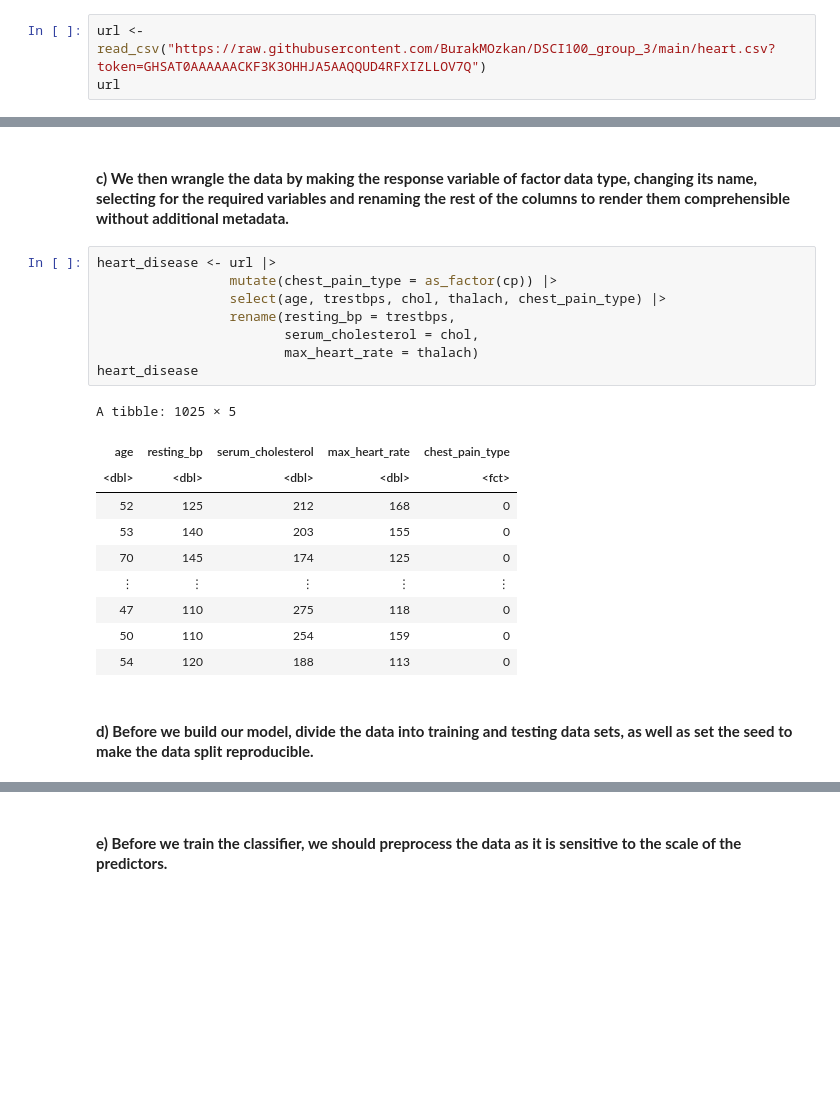
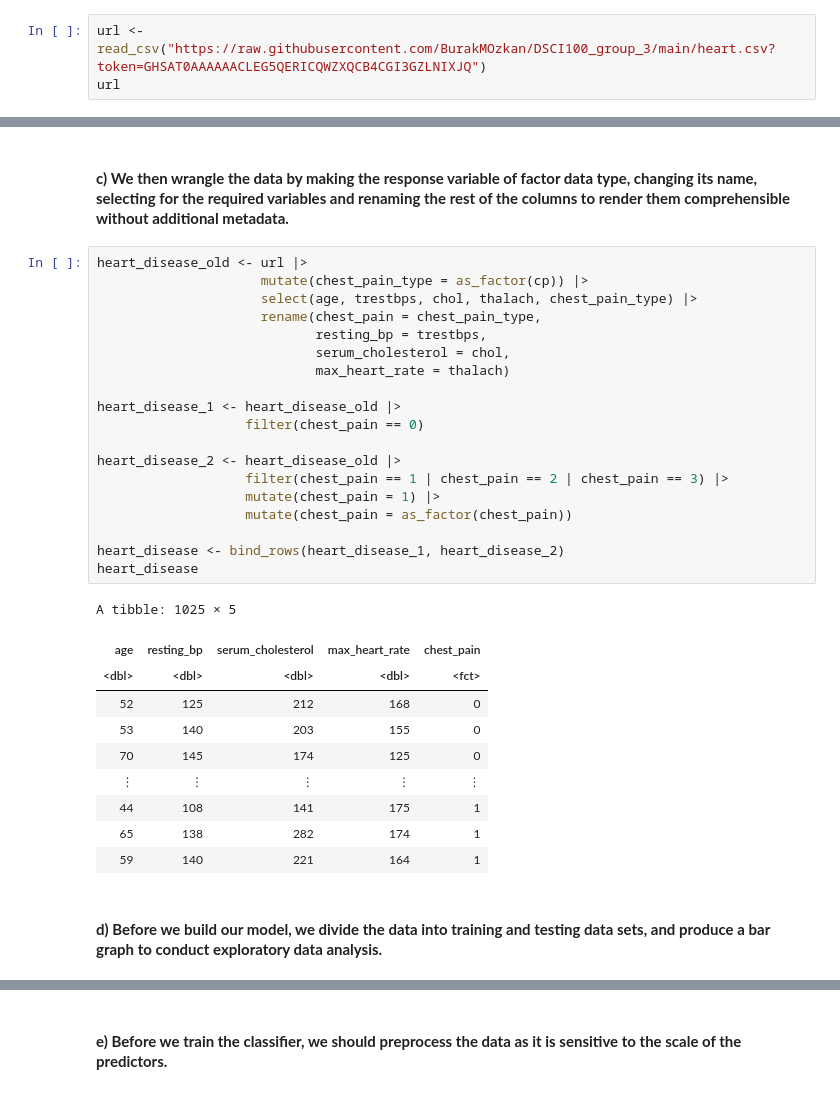
Before and after one commit to BurakMOzkan/DSCI100_group_3, a Jupyter notebook: FINAL_REPORT.ipynb, the cells around one changed output, grey strips where cells are left out. Saved outputs shown, nothing was run; the diff lists cells and outputs as text; blank space fills up the shorter version.

```diff
--- a/FINAL_REPORT.ipynb
+++ b/FINAL_REPORT.ipynb
@@ -63,7 +51,7 @@ set.seed(1)
 # %% [markdown]
 #### **b) Secondly, we import the data from the heart.csv file that we have uploaded to our GitHub server by looking at the raw data and inputting the link into the read_csv function which yields the data.**
 # %%
-url <- read_csv("https://raw.githubusercontent.com/BurakMOzkan/DSCI100_group_3/main/heart.csv?token=GHSAT0AAAAAACKF3K3OHHJA5AAQQUD4RFXIZLLOV7Q")
+url <- read_csv("https://raw.githubusercontent.com/BurakMOzkan/DSCI100_group_3/main/heart.csv?token=GHSAT0AAAAAACLEG5QERICQWZXQCB4CGI3GZLNIXJQ")
 url
 # %% [output]
 Rows: 1025 Columns: 14
@@ -86,24 +74,35 @@ A spec_tbl_df: 1025 × 14
 # %% [markdown]
 #### **c) We then wrangle the data by making the response variable of factor data type, changing its name, selecting for the required variables and renaming the rest of the columns to render them comprehensible without additional metadata.**
 # %%
-heart_disease <- url |>
-                 mutate(chest_pain_type = as_factor(cp)) |>
-                 select(age, trestbps, chol, thalach, chest_pain_type) |>
-                 rename(resting_bp = trestbps,
-                        serum_cholesterol = chol,
-                        max_heart_rate = thalach)
+heart_disease_old <- url |>
+                     mutate(chest_pain_type = as_factor(cp)) |>
+                     select(age, trestbps, chol, thalach, chest_pain_type) |>
+                     rename(chest_pain = chest_pain_type,
+                            resting_bp = trestbps,
+                            serum_cholesterol = chol,
+                            max_heart_rate = thalach)
+
+heart_disease_1 <- heart_disease_old |>
+                   filter(chest_pain == 0)
+
+heart_disease_2 <- heart_disease_old |>
+                   filter(chest_pain == 1 | chest_pain == 2 | chest_pain == 3) |>
+                   mutate(chest_pain = 1) |>
+                   mutate(chest_pain = as_factor(chest_pain))
+
+heart_disease <- bind_rows(heart_disease_1, heart_disease_2)
 heart_disease
 # %% [output]
 A tibble: 1025 × 5
-| age | resting_bp | serum_cholesterol | max_heart_rate | chest_pain_type |
+| age | resting_bp | serum_cholesterol | max_heart_rate | chest_pain |
 | <dbl> | <dbl> | <dbl> | <dbl> | <fct> |
 | 52 | 125 | 212 | 168 | 0 |
 | 53 | 140 | 203 | 155 | 0 |
 | 70 | 145 | 174 | 125 | 0 |
 | ⋮ | ⋮ | ⋮ | ⋮ | ⋮ |
-| 47 | 110 | 275 | 118 | 0 |
-| 50 | 110 | 254 | 159 | 0 |
-| 54 | 120 | 188 | 113 | 0 |
+| 44 | 108 | 141 | 175 | 1 |
+| 65 | 138 | 282 | 174 | 1 |
+| 59 | 140 | 221 | 164 | 1 |
 # %% [markdown]
-#### **d) Before we build our model, divide the data into training and testing data sets, as well as set the seed to make the data split reproducible.**
+#### **d) Before we build our model, we divide the data into training and testing data sets, and produce a bar graph to conduct exploratory data analysis.**
 # %%
```
Also changed, not shown: parts of 28 cells of this notebook, 2 other files.
